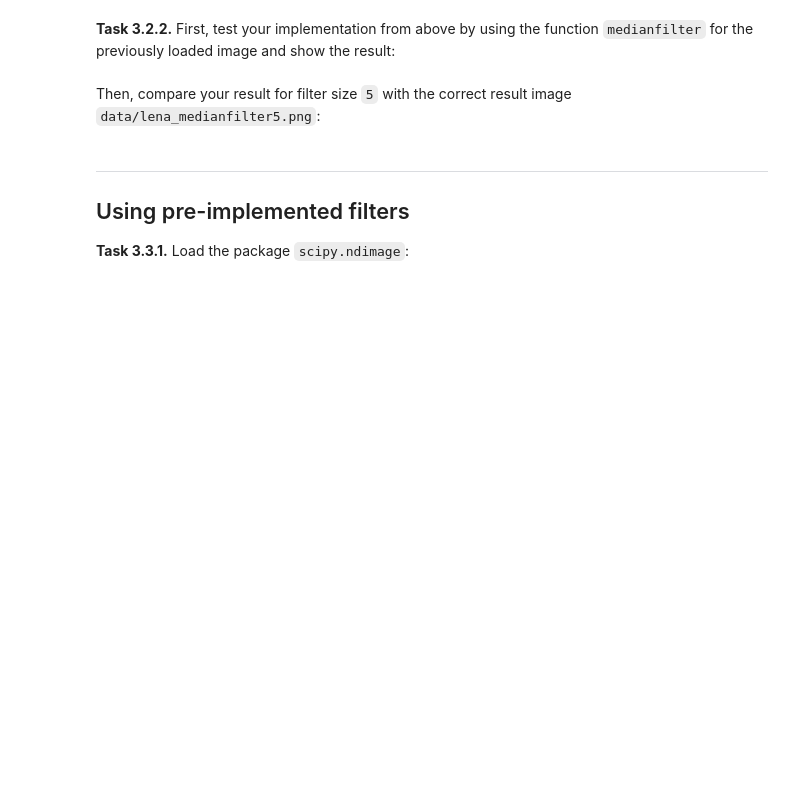
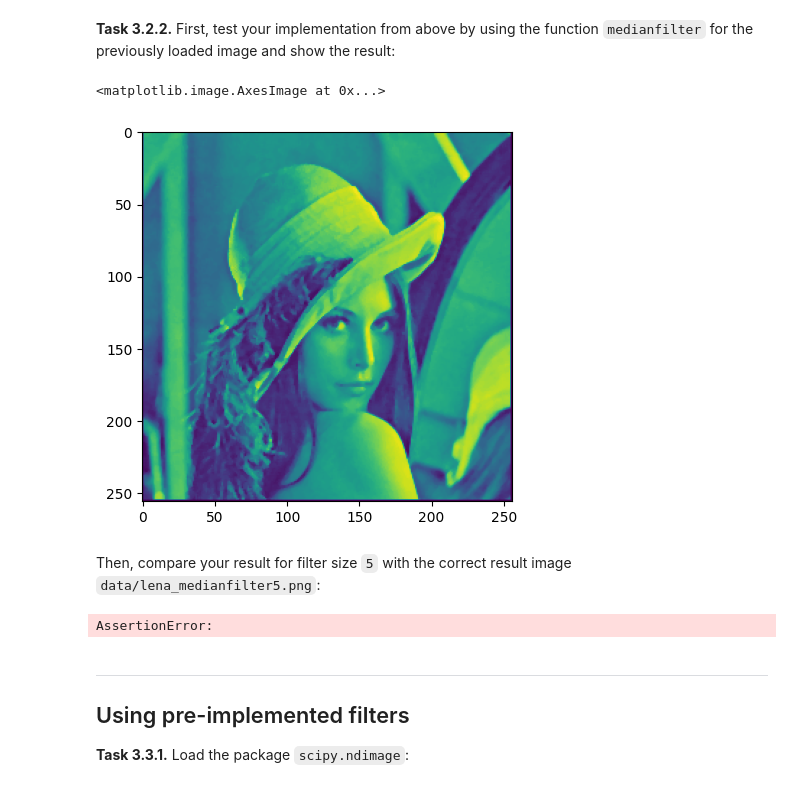
Before and after one commit to amxlxi/mobi-fs3-python, a Jupyter notebook: task3.ipynb, the cells around one changed output. Saved outputs shown, nothing was run; the diff lists cells and outputs as text; code cells hidden in the pictures; blank space fills up the shorter version.

```diff
--- a/task3.ipynb
+++ b/task3.ipynb
@@ -60,20 +59,25 @@ def medianfilter(img, size):
         neighborhood_sum = []
         if p[0] >= n and p[0] < img.shape[0] - (n) and p[1] >= n and p[1] < img.shape[1] - (n):
             for q in numpy.ndindex(size, size):
-                neighborhood.append(img[p[0] + q[0] - n,p[1] + q[1] - n])
-                neighborhood.sort()
-            result[p] = numpy.median(neighborhood)
+                neighborhood_sum.append(img[p[0] + q[0] - n,p[1] + q[1] - n])
+                neighborhood_sum.sort()
+            result[p] = numpy.median(neighborhood_sum)
     return result
 # %% [markdown]
 **<a id="#">Task 3.2.2.</a>** First, test your implementation from above by using the function `medianfilter` for the previously loaded image and show the result:
 # %%
-med.lena = medianfilter(lena, 3)
-plt.imshow(med.lena)
+medlena = medianfilter(lena, 3)
+plt.imshow(medlena)
+# %% [output]
+<matplotlib.image.AxesImage at 0x...>
+[figure, added]
 # %% [markdown]
 Then, compare your result for filter size `5` with the correct result image `data/lena_medianfilter5.png`:
 # %%
 notmylenamed5 = plt.imread('data/lena_medianfilter5.png')
-assert numpy.allclose(med.lena, notmylenamed5, atol=1/255)
+assert numpy.allclose(medlena, notmylenamed5, atol=1/255)
+# %% [output]
+AssertionError:
 # %% [markdown]
 ---
 
```
Also changed, not shown: parts of 3 cells of this notebook.
